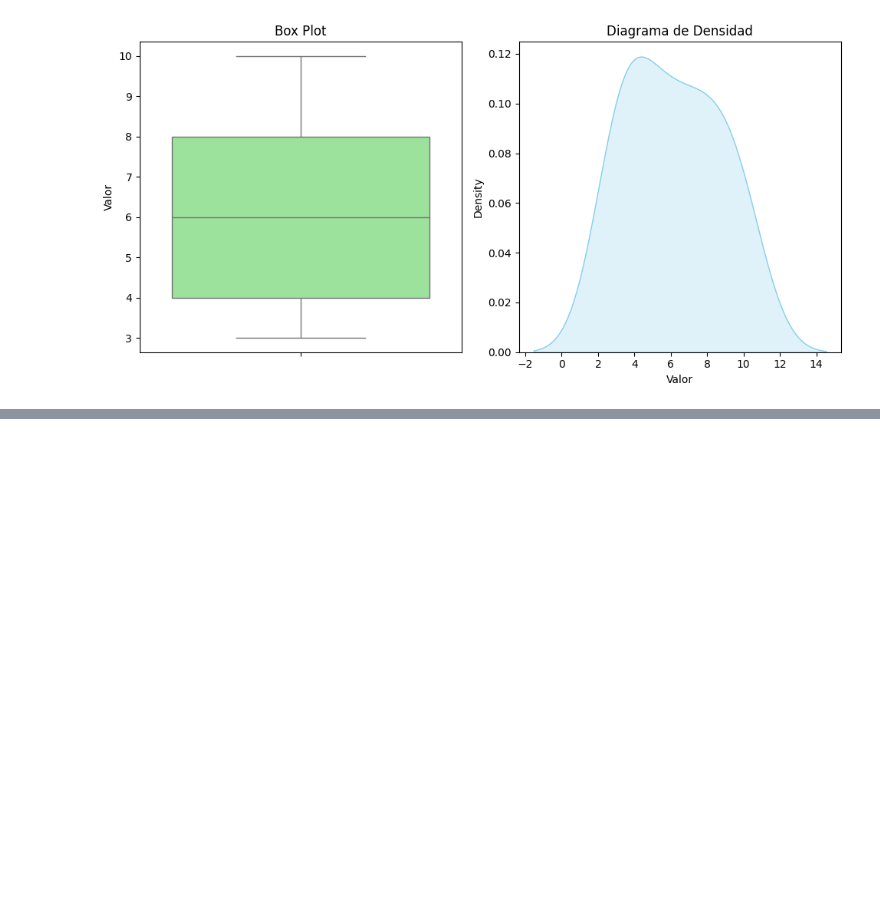
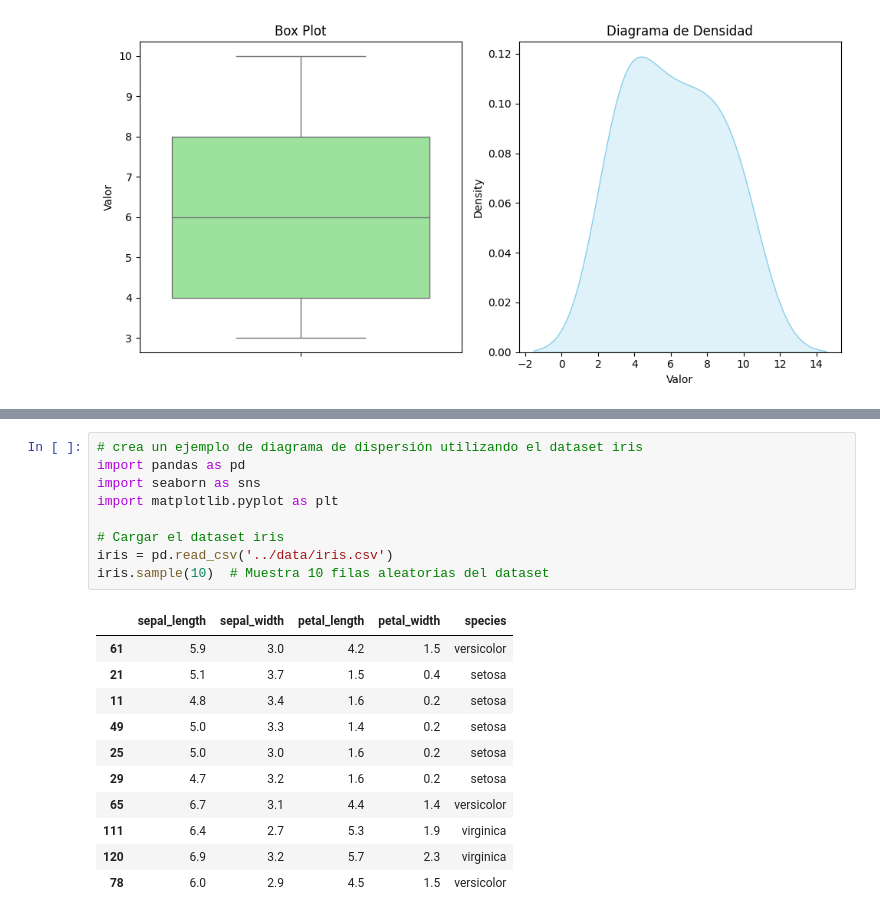
Before and after one commit to paranedagarcia/Cienciadedatos, a Jupyter notebook: 2.Estadistica/1.Estadistica_descriptiva.ipynb, the cells around one changed output, grey strips where cells are left out. Saved outputs shown, nothing was run; the diff lists cells and outputs as text; blank space fills up the shorter version.

```diff
--- a/2.Estadistica/1.Estadistica_descriptiva.ipynb
+++ b/2.Estadistica/1.Estadistica_descriptiva.ipynb
@@ -229,0 +244,21 @@ plt.show()
+# %%
+# crea un ejemplo de diagrama de dispersión utilizando el dataset iris
+import pandas as pd
+import seaborn as sns
+import matplotlib.pyplot as plt
+
+# Cargar el dataset iris
+iris = pd.read_csv('../data/iris.csv')
+iris.sample(10)  # Muestra 10 filas aleatorias del dataset
+# %% [output]
+|  | sepal_length | sepal_width | petal_length | petal_width | species |
+| 61 | 5.9 | 3.0 | 4.2 | 1.5 | versicolor |
+| 21 | 5.1 | 3.7 | 1.5 | 0.4 | setosa |
+| 11 | 4.8 | 3.4 | 1.6 | 0.2 | setosa |
+| 49 | 5.0 | 3.3 | 1.4 | 0.2 | setosa |
+| 25 | 5.0 | 3.0 | 1.6 | 0.2 | setosa |
+| 29 | 4.7 | 3.2 | 1.6 | 0.2 | setosa |
+| 65 | 6.7 | 3.1 | 4.4 | 1.4 | versicolor |
+| 111 | 6.4 | 2.7 | 5.3 | 1.9 | virginica |
+| 120 | 6.9 | 3.2 | 5.7 | 2.3 | virginica |
+| 78 | 6.0 | 2.9 | 4.5 | 1.5 | versicolor |
```
Also changed, not shown: parts of 5 cells of this notebook, 4 other files.
